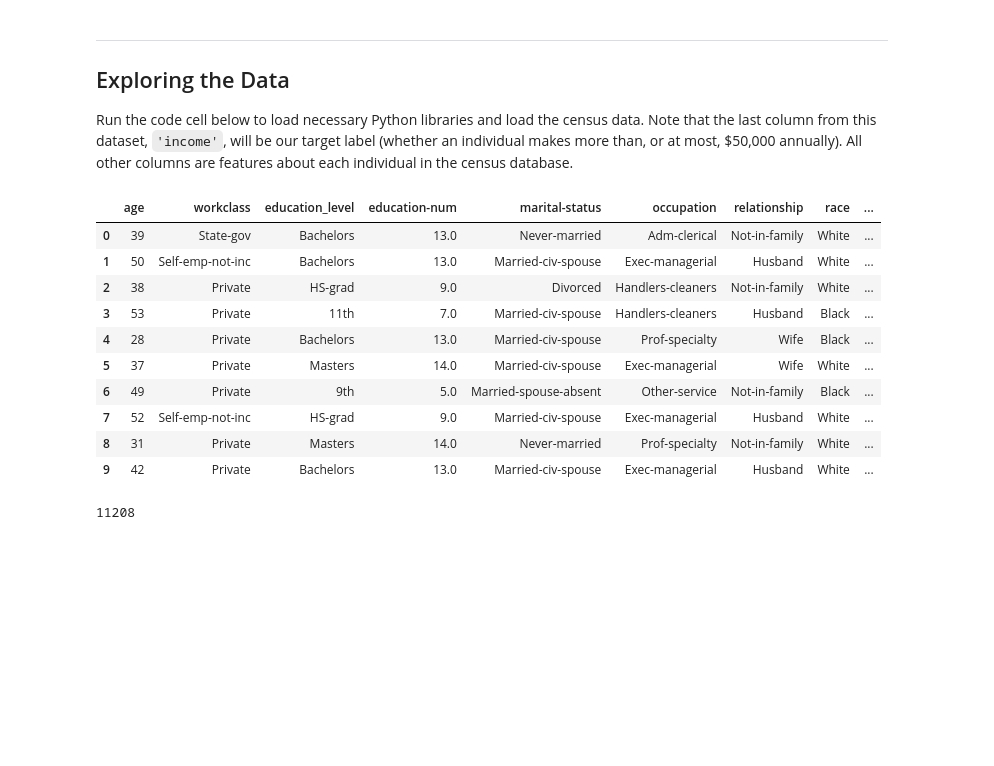
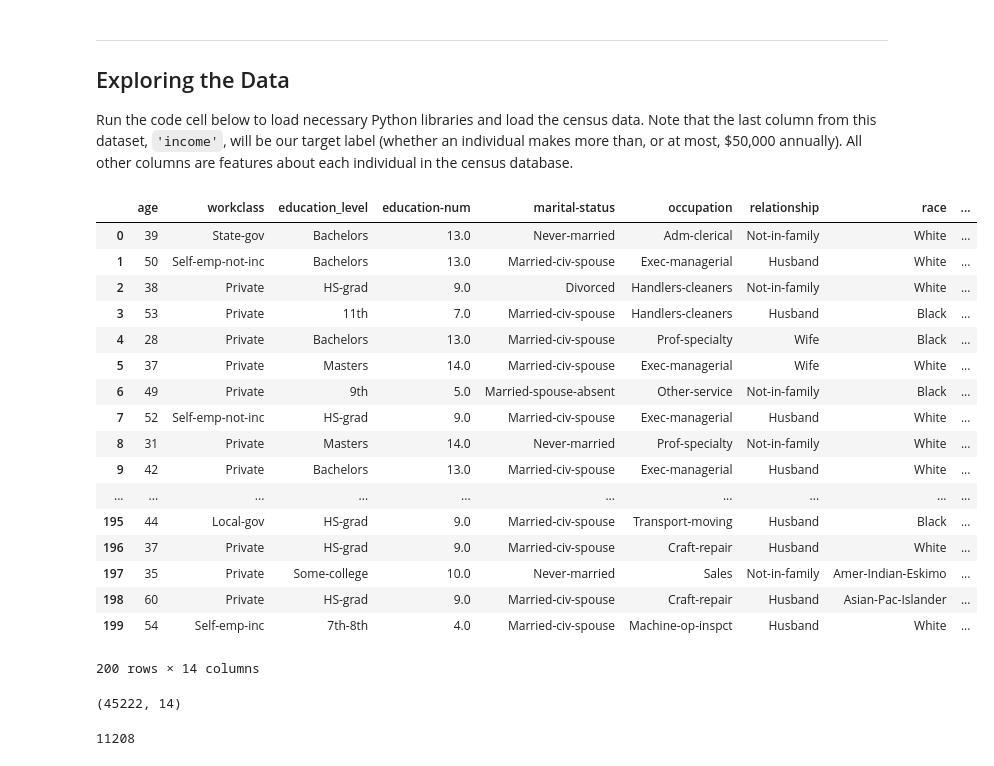
Before and after one commit to gotamist/other, a Jupyter notebook: finding_donors/finding_donors.ipynb, the cells around one changed output. Drawn from its saved outputs; the diff is of its cells as text; code cells hidden in the pictures; blank space fills up the shorter version.

```diff
--- a/finding_donors/finding_donors.ipynb
+++ b/finding_donors/finding_donors.ipynb
@@ -21,33 +21,44 @@ Run the code cell below to load necessary Python libraries and load the census d
 # %%
 # Import libraries necessary for this project
 import numpy as np
 import pandas as pd
 from time import time
 from IPython.display import display # Allows the use of display() for DataFrames
 
 # Import supplementary visualization code visuals.py
 import visuals as vs
 
 # Pretty display for notebooks
 %matplotlib inline
 
 # Load the Census dataset
 data = pd.read_csv("census.csv")
 
 # Success - Display the first record
-display(data.head(n=10))
+display(data.head(n=200))
 # %% [output]
 |  | age | workclass | education_level | education-num | marital-status | occupation | relationship | race | ... |
 | 0 | 39 | State-gov | Bachelors | 13.0 | Never-married | Adm-clerical | Not-in-family | White | ... |
 | 1 | 50 | Self-emp-not-inc | Bachelors | 13.0 | Married-civ-spouse | Exec-managerial | Husband | White | ... |
 | 2 | 38 | Private | HS-grad | 9.0 | Divorced | Handlers-cleaners | Not-in-family | White | ... |
 | 3 | 53 | Private | 11th | 7.0 | Married-civ-spouse | Handlers-cleaners | Husband | Black | ... |
 | 4 | 28 | Private | Bachelors | 13.0 | Married-civ-spouse | Prof-specialty | Wife | Black | ... |
 | 5 | 37 | Private | Masters | 14.0 | Married-civ-spouse | Exec-managerial | Wife | White | ... |
 | 6 | 49 | Private | 9th | 5.0 | Married-spouse-absent | Other-service | Not-in-family | Black | ... |
 | 7 | 52 | Self-emp-not-inc | HS-grad | 9.0 | Married-civ-spouse | Exec-managerial | Husband | White | ... |
 | 8 | 31 | Private | Masters | 14.0 | Never-married | Prof-specialty | Not-in-family | White | ... |
 | 9 | 42 | Private | Bachelors | 13.0 | Married-civ-spouse | Exec-managerial | Husband | White | ... |
+| ... | ... | ... | ... | ... | ... | ... | ... | ... | ... |
+| 195 | 44 | Local-gov | HS-grad | 9.0 | Married-civ-spouse | Transport-moving | Husband | Black | ... |
+| 196 | 37 | Private | HS-grad | 9.0 | Married-civ-spouse | Craft-repair | Husband | White | ... |
+| 197 | 35 | Private | Some-college | 10.0 | Never-married | Sales | Not-in-family | Amer-Indian-Eskimo | ... |
+| 198 | 60 | Private | HS-grad | 9.0 | Married-civ-spouse | Craft-repair | Husband | Asian-Pac-Islander | ... |
+| 199 | 54 | Self-emp-inc | 7th-8th | 4.0 | Married-civ-spouse | Machine-op-inspct | Husband | White | ... |
+200 rows × 14 columns
+# %%
+data.shape
+# %% [output]
+(45222, 14)
 # %%
 data.loc[data['income']=='>50K'].shape[0]
 # %% [output]
```
Also changed, not shown: parts of 16 cells of this notebook.
